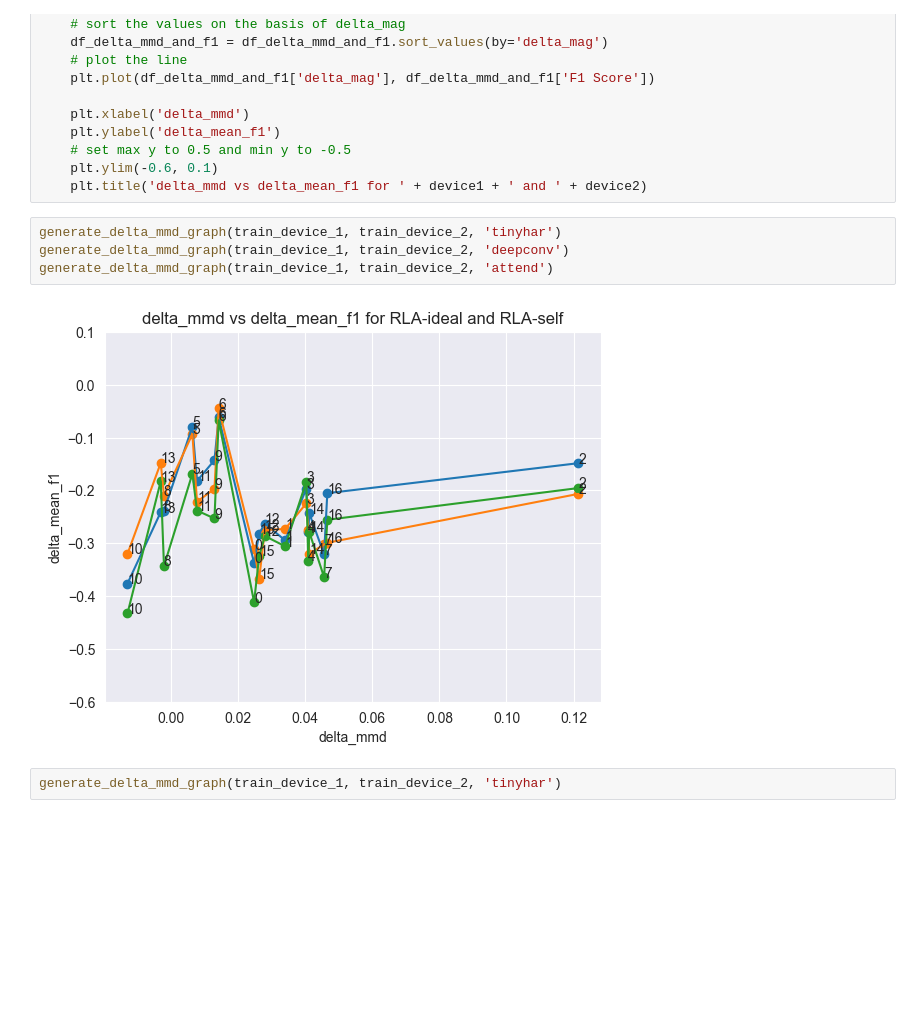
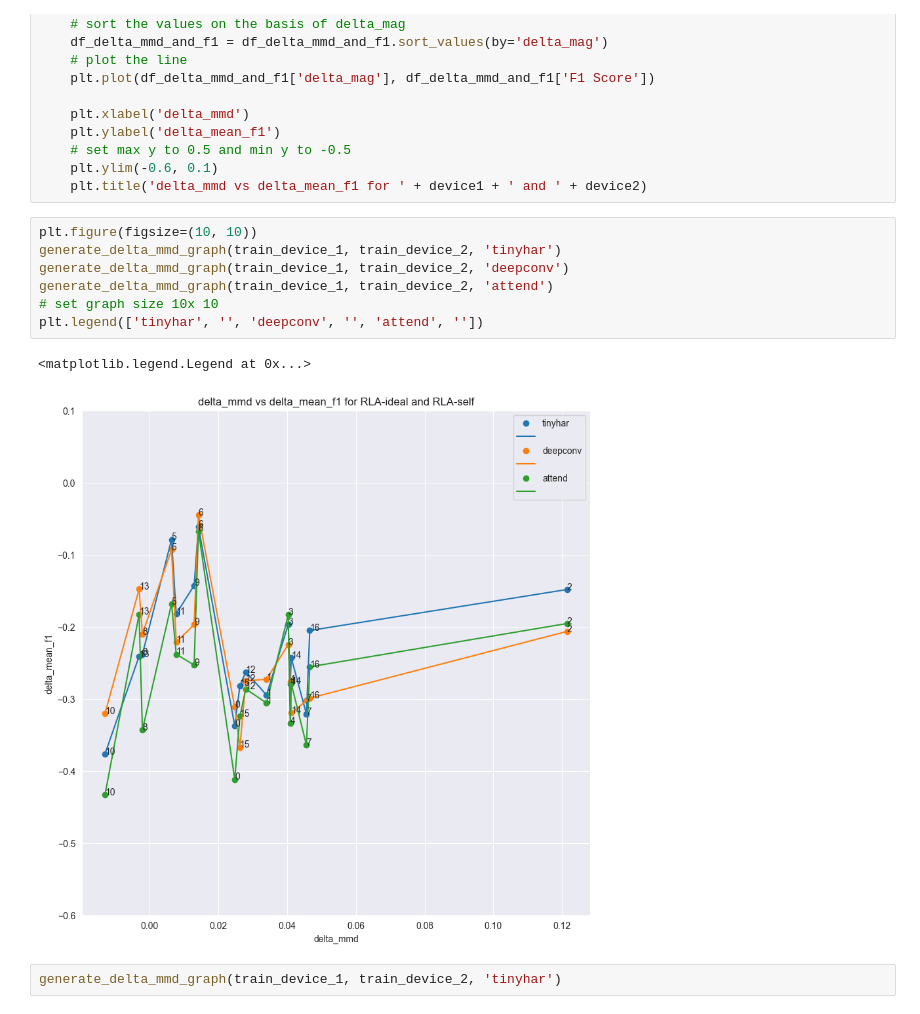
Before and after one commit to Gr33nMayhem/PERCOM_Variability_Research, a Jupyter notebook: notebooks/results_notebook/graph_creation_realdisp.ipynb, the cells around one changed output. Drawn from its saved outputs; the diff is of its cells as text; blank space fills up the shorter version.

```diff
--- a/notebooks/results_notebook/graph_creation_realdisp.ipynb
+++ b/notebooks/results_notebook/graph_creation_realdisp.ipynb
@@ -300,11 +311,15 @@ def generate_delta_mmd_graph(device1, device2, model_type):
     plt.ylim(-0.6, 0.1)
     plt.title('delta_mmd vs delta_mean_f1 for ' + device1 + ' and ' + device2)
 # %%
+plt.figure(figsize=(10, 10))
 generate_delta_mmd_graph(train_device_1, train_device_2, 'tinyhar')
 generate_delta_mmd_graph(train_device_1, train_device_2, 'deepconv')
 generate_delta_mmd_graph(train_device_1, train_device_2, 'attend')
+# set graph size 10x 10
+plt.legend(['tinyhar', '', 'deepconv', '', 'attend', ''])
 # %% [output]
+<matplotlib.legend.Legend at 0x...>
-[figure, old version]
+[figure, new version]
 # %%
 generate_delta_mmd_graph(train_device_1, train_device_2, 'tinyhar')
 # %% [output]
```
Also changed, not shown: parts of 1 cell of this notebook, 7 other files.
